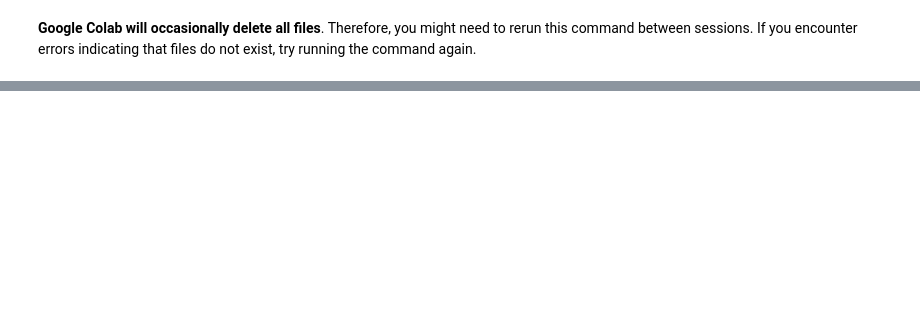
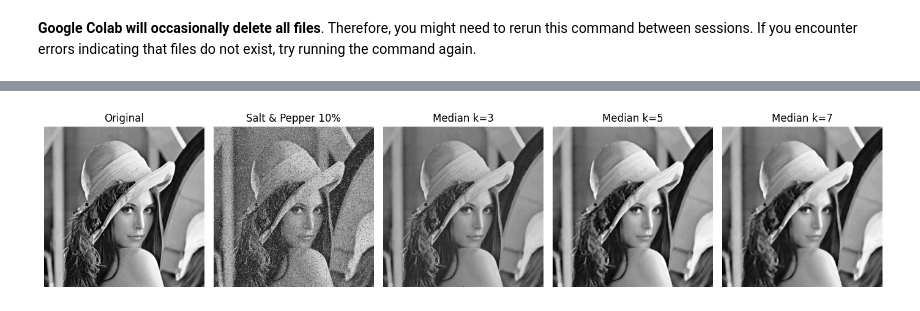
Before and after one commit to modobasic/rv-lab.vjezbe, a Jupyter notebook: lab1.ipynb, the cells around one changed output, grey strips where cells are left out. Saved outputs shown, nothing was run; the diff lists cells and outputs as text; code cells hidden in the pictures; blank space fills up the shorter version.

```diff
--- a/lab1.ipynb
+++ b/lab1.ipynb
@@ -175,14 +43,0 @@ Now lets show those images:
-# %%
-origin_fig_names = [
-    "RGB Image\nshape={}".format(img.shape),
-    "Grayscale Image\nshape={}".format(img_grayscaled.shape),
-    "Binary Image\nshape={}".format(img_binary.shape)
-] # will be set as title for each image
-
-origin_fig = plt.figure(figsize=(13, 5)) # figsize(width/horizontally, height/vertically)
-origin_img = [img, img_grayscaled, img_binary]
-
-for i in range(len(origin_img)):
-    x = origin_fig.add_subplot(1, 3, i+1) # position index always starts from 1, thus i+1
-    plot_image(origin_img[i], title=origin_fig_names[i])
-plt.tight_layout() # margin adjusted
@@ -364,0 +471,48 @@ plt.show()
+# %%
+import cv2
+import numpy as np
+import matplotlib.pyplot as plt
+
+# Salt & pepper noise (10% piksela bude 0 ili 255)
+def salt_and_pepper_corrupt(img, percent=10):
+    out = img.copy()
+    p = percent / 100.0
+
+    rnd = np.random.rand(*img.shape)
+    out[rnd < (p / 2)] = 0
+    out[(rnd >= (p / 2)) & (rnd < p)] = 255
+    return out
+
+# Učitaj grayscale sliku
+img = cv2.imread("lab2-modobasic/images/lenna.bmp", cv2.IMREAD_GRAYSCALE)
+
+# Dodaj 10% salt & pepper šuma
+img_sp = salt_and_pepper_corrupt(img, percent=10)
+
+# Probaj više medianBlur kernel veličina (mora biti neparan: 3,5,7,...)
+ksizes = [3, 5, 7]
+filtered = [cv2.medianBlur(img_sp, k) for k in ksizes]
+
+# Prikaz: original, corrupted, pa filtrirane
+plt.figure(figsize=(14, 4))
+
+plt.subplot(1, 2 + len(ksizes), 1)
+plt.imshow(img, cmap="gray")
+plt.title("Original")
+plt.axis("off")
+
+plt.subplot(1, 2 + len(ksizes), 2)
+plt.imshow(img_sp, cmap="gray")
+plt.title("Salt & Pepper 10%")
+plt.axis("off")
+
+for i, k in enumerate(ksizes):
+    plt.subplot(1, 2 + len(ksizes), 3 + i)
+    plt.imshow(filtered[i], cmap="gray")
+    plt.title(f"Median k={k}")
+    plt.axis("off")
+
+plt.tight_layout()
+plt.show()
+# %% [output]
+[figure, added]
```
Also changed, not shown: parts of 81 cells of this notebook.
